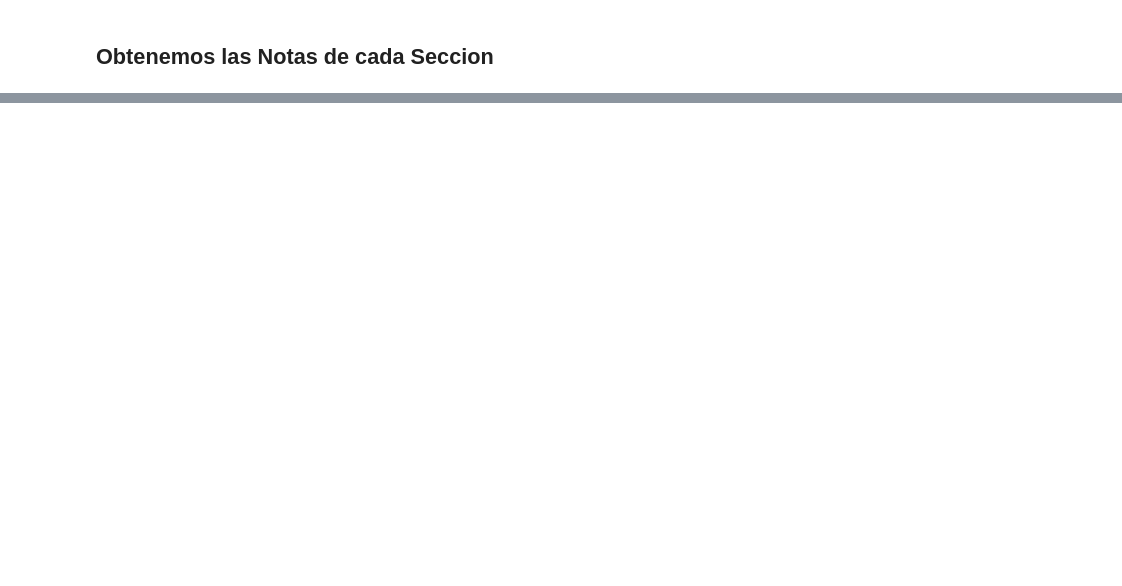
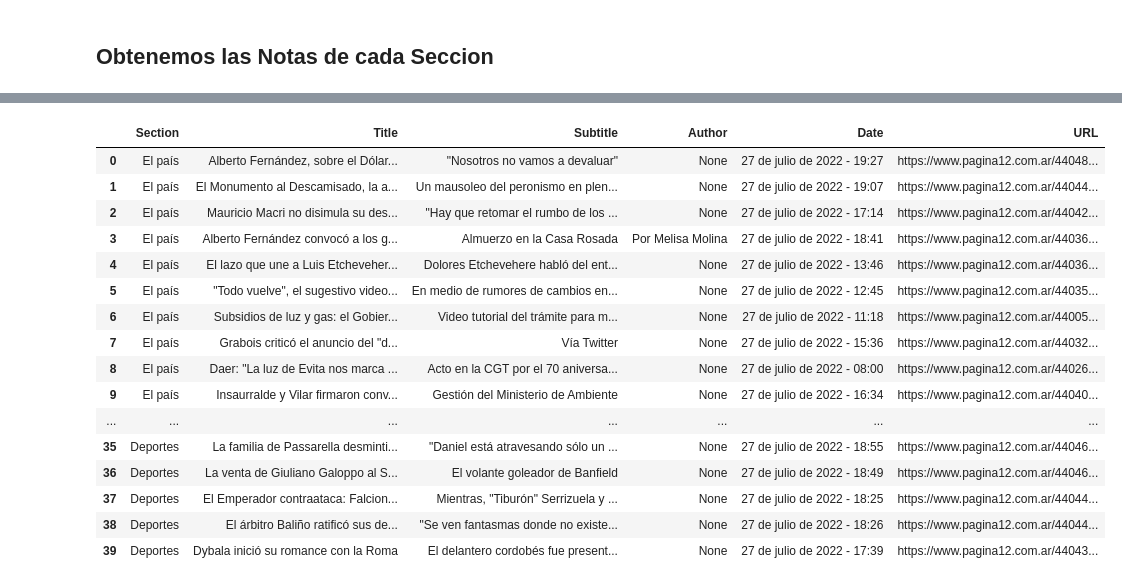
Before and after one commit to breko151/ANALISIS_DATOS, a Jupyter notebook: WEB_SCRAPPING/AUTOMATIZACION/AUTOMATIZACION.ipynb, the cells around one changed output, grey strips where cells are left out. Cells and saved outputs as stored; diff of their text form; code cells hidden in the pictures; blank space fills up the shorter version.

```diff
--- a/WEB_SCRAPPING/AUTOMATIZACION/AUTOMATIZACION.ipynb
+++ b/WEB_SCRAPPING/AUTOMATIZACION/AUTOMATIZACION.ipynb
@@ -115,7 +81,8 @@ def get_news(name, url):
 # %%
 def get_all_news(url):
     sections = get_sections(url)
+    all_news = []
     for k, v in sections.items():
-        get_news(k, v)
-
-news = get_all_news(url_site)
+        for new in get_news(k, v):
+            all_news.append(new)
+    return all_news
@@ -151,0 +141,9 @@ if len(a)==0:
+# %%
+def get_all_information(url):
+    news = get_all_news(url)
+    information = []
+    for new in news:
+        information.append(get_information(new))
+    return information
+# %%
+information = get_all_information(url_site)
@@ -151,0 +168,2 @@ if len(a)==0:
+# %%
+df = pd.DataFrame.from_records(information)
@@ -151,0 +172,20 @@ if len(a)==0:
+# %%
+df.head(40)
+# %% [output]
+|  | Section | Title | Subtitle | Author | Date | URL |
+| 0 | El país | Alberto Fernández, sobre el Dólar... | "Nosotros no vamos a devaluar" | None | 27 de julio de 2022 - 19:27 | https://www.pagina12.com.ar/44048... |
+| 1 | El país | El Monumento al Descamisado, la a... | Un mausoleo del peronismo en plen... | None | 27 de julio de 2022 - 19:07 | https://www.pagina12.com.ar/44044... |
+| 2 | El país | Mauricio Macri no disimula su des... | "Hay que retomar el rumbo de los ... | None | 27 de julio de 2022 - 17:14 | https://www.pagina12.com.ar/44042... |
+| 3 | El país | Alberto Fernández convocó a los g... | Almuerzo en la Casa Rosada | Por Melisa Molina | 27 de julio de 2022 - 18:41 | https://www.pagina12.com.ar/44036... |
+| 4 | El país | El lazo que une a Luis Etcheveher... | Dolores Etchevehere habló del ent... | None | 27 de julio de 2022 - 13:46 | https://www.pagina12.com.ar/44036... |
+| 5 | El país | "Todo vuelve", el sugestivo video... | En medio de rumores de cambios en... | None | 27 de julio de 2022 - 12:45 | https://www.pagina12.com.ar/44035... |
+| 6 | El país | Subsidios de luz y gas: el Gobier... | Video tutorial del trámite para m... | None | 27 de julio de 2022 - 11:18 | https://www.pagina12.com.ar/44005... |
+| 7 | El país | Grabois criticó el anuncio del "d... | Vía Twitter | None | 27 de julio de 2022 - 15:36 | https://www.pagina12.com.ar/44032... |
+| 8 | El país | Daer: "La luz de Evita nos marca ... | Acto en la CGT por el 70 aniversa... | None | 27 de julio de 2022 - 08:00 | https://www.pagina12.com.ar/44026... |
+| 9 | El país | Insaurralde y Vilar firmaron conv... | Gestión del Ministerio de Ambiente | None | 27 de julio de 2022 - 16:34 | https://www.pagina12.com.ar/44040... |
+| ... | ... | ... | ... | ... | ... | ... |
+| 35 | Deportes | La familia de Passarella desminti... | "Daniel está atravesando sólo un ... | None | 27 de julio de 2022 - 18:55 | https://www.pagina12.com.ar/44046... |
+| 36 | Deportes | La venta de Giuliano Galoppo al S... | El volante goleador de Banfield | None | 27 de julio de 2022 - 18:49 | https://www.pagina12.com.ar/44046... |
+| 37 | Deportes | El Emperador contraataca: Falcion... | Mientras, "Tiburón" Serrizuela y ... | None | 27 de julio de 2022 - 18:25 | https://www.pagina12.com.ar/44044... |
+| 38 | Deportes | El árbitro Baliño ratificó sus de... | "Se ven fantasmas donde no existe... | None | 27 de julio de 2022 - 18:26 | https://www.pagina12.com.ar/44044... |
+| 39 | Deportes | Dybala inició su romance con la Roma | El delantero cordobés fue present... | None | 27 de julio de 2022 - 17:39 | https://www.pagina12.com.ar/44043... |
```
Also changed, not shown: parts of 12 cells of this notebook, 1 other file.
